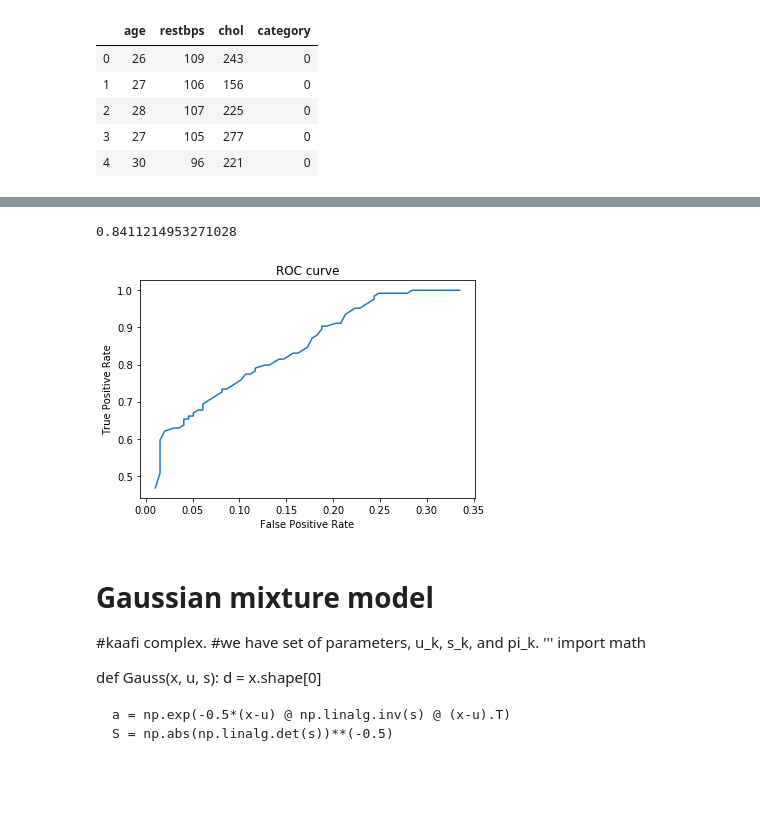
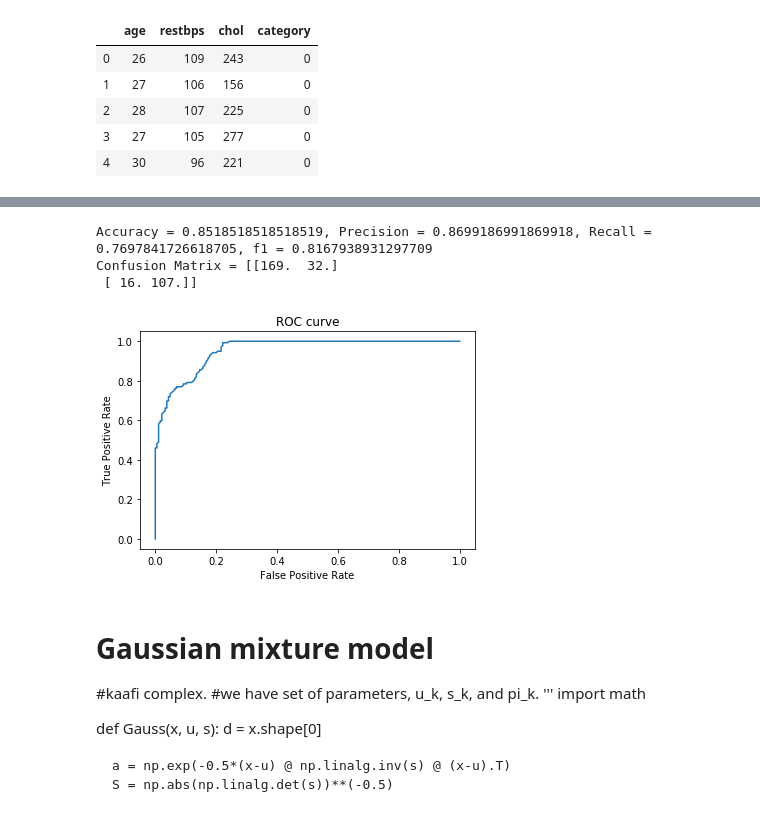
Before and after one commit to varundesai10/ELL409_Assignment1, a Jupyter notebook: question1.ipynb, the cells around one changed output, grey strips where cells are left out. Drawn from its saved outputs; the diff is of its cells as text; code cells hidden in the pictures; blank space fills up the shorter version.

```diff
--- a/question1.ipynb
+++ b/question1.ipynb
@@ -78,36 +80,43 @@ for i in range((X_test.shape[0])):
     C[y_pred, Y_test[i]] += 1
 # %%
 acc = (C[0,0] + C[1,1])/np.sum(C)
-print(acc)
+prec = (C[1,1])/(C[1,1] + C[1,0])
+rec = C[1,1]/(C[1,1] + C[0,1])
+f1 = 2*prec*rec/(prec + rec)
+print(f'Accuracy = {acc}, Precision = {prec}, Recall = {rec}, f1 = {f1}')
+print(f'Confusion Matrix = {C}')
 # nearly 85 % accuracy obtained, in almost every case, no matter how the data is split.
 # %% [output]
-0.8411214953271028
+Accuracy = 0.8518518518518519, Precision = 0.8699186991869918, Recall = 0.7697841726618705, f1 = 0.8167938931297709
+Confusion Matrix = [[169.  32.]
+ [ 16. 107.]]
 # %%
 #Now, we will vary the priors, and plot the ROC curve.
+from tqdm import tqdm
 TP = []
 FP = []
-for p0 in np.linspace(0.01,0.99,100):
+for p0 in tqdm(np.linspace(0.000000001,0.999999999999,10000)):
     p = np.log(p0/(1 - p0))
     def g2(x):
         y = p + s -0.5*((x - u0) @ s0 @ (x-u0).T - (x - u1) @ s1 @ (x - u1))
 
         if (y > 0):
             return 0
         else:return 1
     C = np.zeros((2,2))
     for i in range((X_test.shape[0])):
         y_pred = g2(X_test[i])
         C[y_pred, Y_test[i]] += 1
 
     tpr = C[1,1]/(C[1,1] + C[0,1])
     fpr = C[1,0]/(C[1,0] + C[0,0])
     TP.append(tpr)
     FP.append(fpr)
 
 plt.plot(FP, TP, '-')
 plt.xlabel('False Positive Rate'); plt.ylabel('True Positive Rate'); plt.title('ROC curve');
 # %% [output]
-[figure, old version]
+[figure, new version]
 # %% [markdown]
 # Gaussian mixture model
 #kaafi complex.
```
Also changed, not shown: parts of 12 cells of this notebook.
